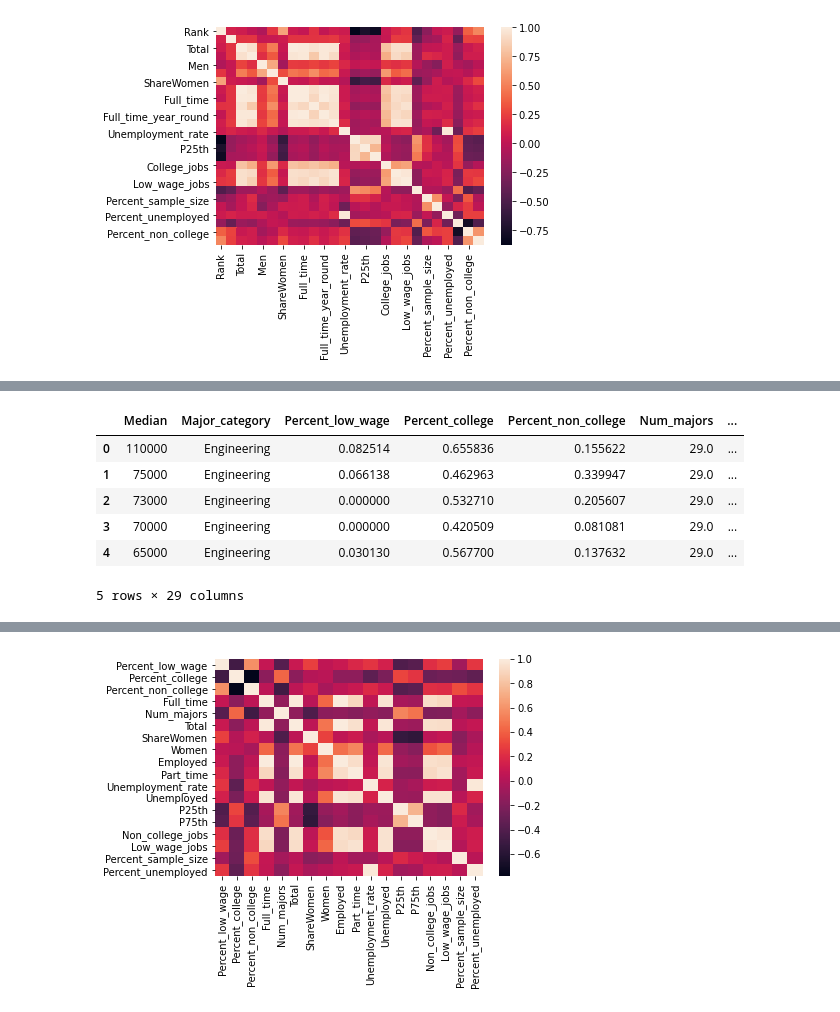
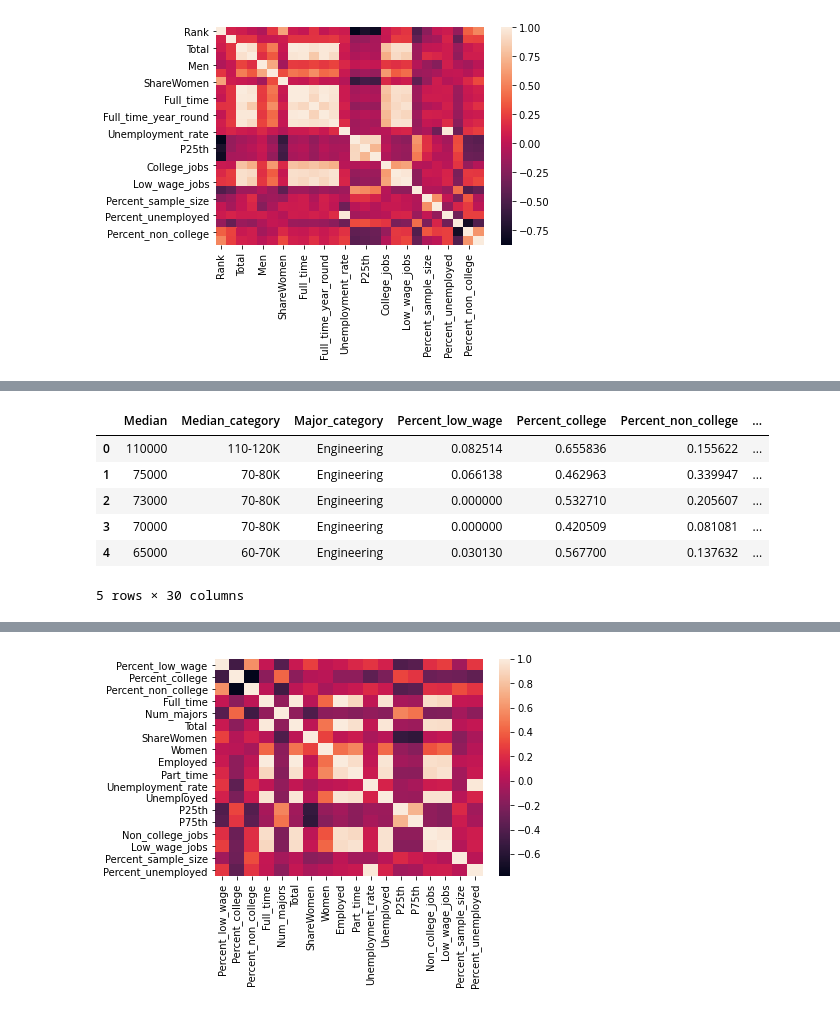
Before and after one commit to siennawishart/MSCI-446-Project, a Jupyter notebook: Data/Data Cleaning and Feature Eng/Supervised Learning Project Proposal Exploring.ipynb, the cells around one changed output, grey strips where cells are left out. Drawn from its saved outputs; the diff is of its cells as text; code cells hidden in the pictures.

```diff
--- a/Data/Data Cleaning and Feature Eng/Supervised Learning Project Proposal Exploring.ipynb
+++ b/Data/Data Cleaning and Feature Eng/Supervised Learning Project Proposal Exploring.ipynb
@@ -142,13 +124,13 @@ oneHotColumns.describe()
 | max | 1.00000 | 1.000000 | 1.000000 | 1.000000 | ... |
 # %%
 # categorize salary as separate column
-df.loc[(df['Median'] >= 20) & (df['Median'] < 30), 'Median_category'] = '20-30'
-df.loc[(df['Median'] >= 30) & (df['Median'] < 40), 'Median_category'] = '30-40'
-df.loc[(df['Median'] >= 40) & (df['Median'] < 50), 'Median_category'] = '40-50'
-df.loc[(df['Median'] >= 50) & (df['Median'] < 60), 'Median_category'] = '50-60'
-df.loc[(df['Median'] >= 60) & (df['Median'] < 70), 'Median_category'] = '60-70'
-df.loc[(df['Median'] >= 70) & (df['Median'] < 80), 'Median_category'] = '70-80'
-df.loc[(df['Median'] >= 80) & (df['Median'] < 90), 'Median_category'] = '80-90'
-df.loc[(df['Median'] >= 90) & (df['Median'] < 100), 'Median_category'] = '90-100K'
-df.loc[(df['Median'] >= 100) & (df['Median'] < 110), 'Median_category'] = '100-110K'
-df.loc[(df['Median'] >= 110) & (df['Median'] < 120), 'Median_category'] = '110-120K'
+df.loc[(df['Median'] >= 20000) & (df['Median'] < 30000), 'Median_category'] = '20-30K'
+df.loc[(df['Median'] >= 30000) & (df['Median'] < 40000), 'Median_category'] = '30-40K'
+df.loc[(df['Median'] >= 40000) & (df['Median'] < 50000), 'Median_category'] = '40-50K'
+df.loc[(df['Median'] >= 50000) & (df['Median'] < 60000), 'Median_category'] = '50-60K'
+df.loc[(df['Median'] >= 60000) & (df['Median'] < 70000), 'Median_category'] = '60-70K'
+df.loc[(df['Median'] >= 70000) & (df['Median'] < 80000), 'Median_category'] = '70-80K'
+df.loc[(df['Median'] >= 80000) & (df['Median'] < 90000), 'Median_category'] = '80-90K'
+df.loc[(df['Median'] >= 90000) & (df['Median'] < 100000), 'Median_category'] = '90-100K'
+df.loc[(df['Median'] >= 100000) & (df['Median'] < 110000), 'Median_category'] = '100-110K'
+df.loc[(df['Median'] >= 110000) & (df['Median'] < 120000), 'Median_category'] = '110-120K'
@@ -242,18 +239,18 @@ oneHotColumnNames
 # %%
 oneHotColumnNames = oneHotColumns.columns.values.tolist()
 SlFeatures = df.join(oneHotColumns)
 featureNames = ['Median','Major_category','Percent_low_wage','Percent_college','Percent_non_college','Num_majors','ShareWomen','Women','Part_time','Unemployment_rate','P25th','P75th','Percent_sample_size']
 featureNames.extend(oneHotColumnNames)
 # print(type(featureNames))
 # SlFeatures = df[featureNames]
-SlFeatures = SlFeatures[['Median','Major_category','Percent_low_wage','Percent_college','Percent_non_college','Num_majors','ShareWomen','Women','Part_time','Unemployment_rate','P25th','P75th','Percent_sample_size','Major_category_Agriculture & Natural Resources','Major_category_Arts','Major_category_Biology & Life Science','Major_category_Business','Major_category_Communications & Journalism','Major_category_Computers & Mathematics','Major_category_Education','Major_category_Engineering','Major_category_Health','Major_category_Humanities & Liberal Arts','Major_category_Industrial Arts & Consumer Services','Major_category_Interdisciplinary','Major_category_Law & Public Policy','Major_category_Physical Sciences','Major_category_Psychology & Social Work','Major_category_Social Science']]
+SlFeatures = SlFeatures[['Median','Median_category','Major_category','Percent_low_wage','Percent_college','Percent_non_college','Num_majors','ShareWomen','Women','Part_time','Unemployment_rate','P25th','P75th','Percent_sample_size','Major_category_Agriculture & Natural Resources','Major_category_Arts','Major_category_Biology & Life Science','Major_category_Business','Major_category_Communications & Journalism','Major_category_Computers & Mathematics','Major_category_Education','Major_category_Engineering','Major_category_Health','Major_category_Humanities & Liberal Arts','Major_category_Industrial Arts & Consumer Services','Major_category_Interdisciplinary','Major_category_Law & Public Policy','Major_category_Physical Sciences','Major_category_Psychology & Social Work','Major_category_Social Science']]
 SlFeatures.head()
 # %% [output]
-|  | Median | Major_category | Percent_low_wage | Percent_college | Percent_non_college | Num_majors | ... |
-| 0 | 110000 | Engineering | 0.082514 | 0.655836 | 0.155622 | 29.0 | ... |
-| 1 | 75000 | Engineering | 0.066138 | 0.462963 | 0.339947 | 29.0 | ... |
-| 2 | 73000 | Engineering | 0.000000 | 0.532710 | 0.205607 | 29.0 | ... |
-| 3 | 70000 | Engineering | 0.000000 | 0.420509 | 0.081081 | 29.0 | ... |
-| 4 | 65000 | Engineering | 0.030130 | 0.567700 | 0.137632 | 29.0 | ... |
+|  | Median | Median_category | Major_category | Percent_low_wage | Percent_college | Percent_non_college | ... |
+| 0 | 110000 | 110-120K | Engineering | 0.082514 | 0.655836 | 0.155622 | ... |
+| 1 | 75000 | 70-80K | Engineering | 0.066138 | 0.462963 | 0.339947 | ... |
+| 2 | 73000 | 70-80K | Engineering | 0.000000 | 0.532710 | 0.205607 | ... |
+| 3 | 70000 | 70-80K | Engineering | 0.000000 | 0.420509 | 0.081081 | ... |
+| 4 | 65000 | 60-70K | Engineering | 0.030130 | 0.567700 | 0.137632 | ... |
-5 rows × 29 columns
+5 rows × 30 columns
 # %%
```
Also changed, not shown: parts of 9 cells of this notebook, 2 other files.
